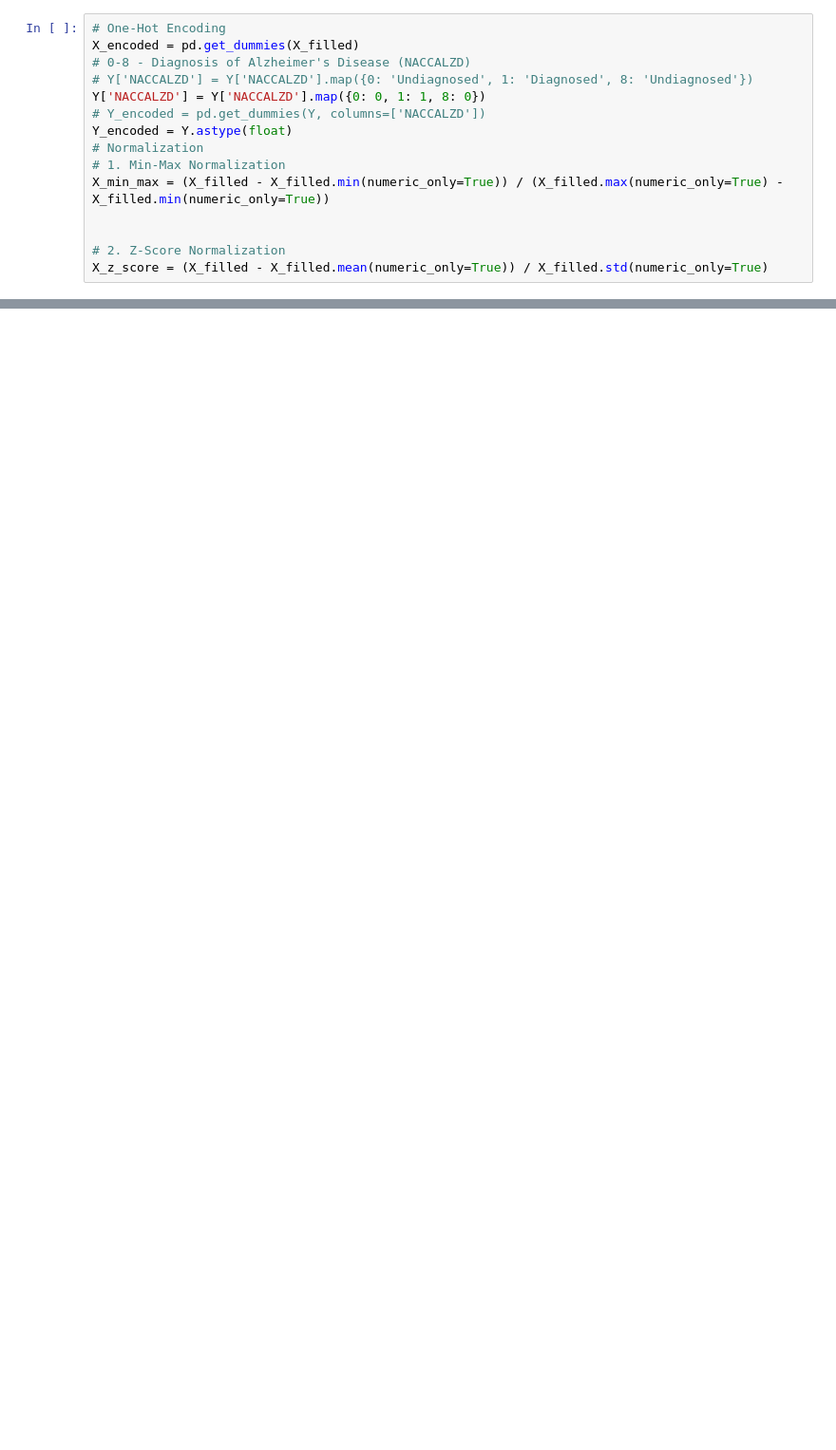
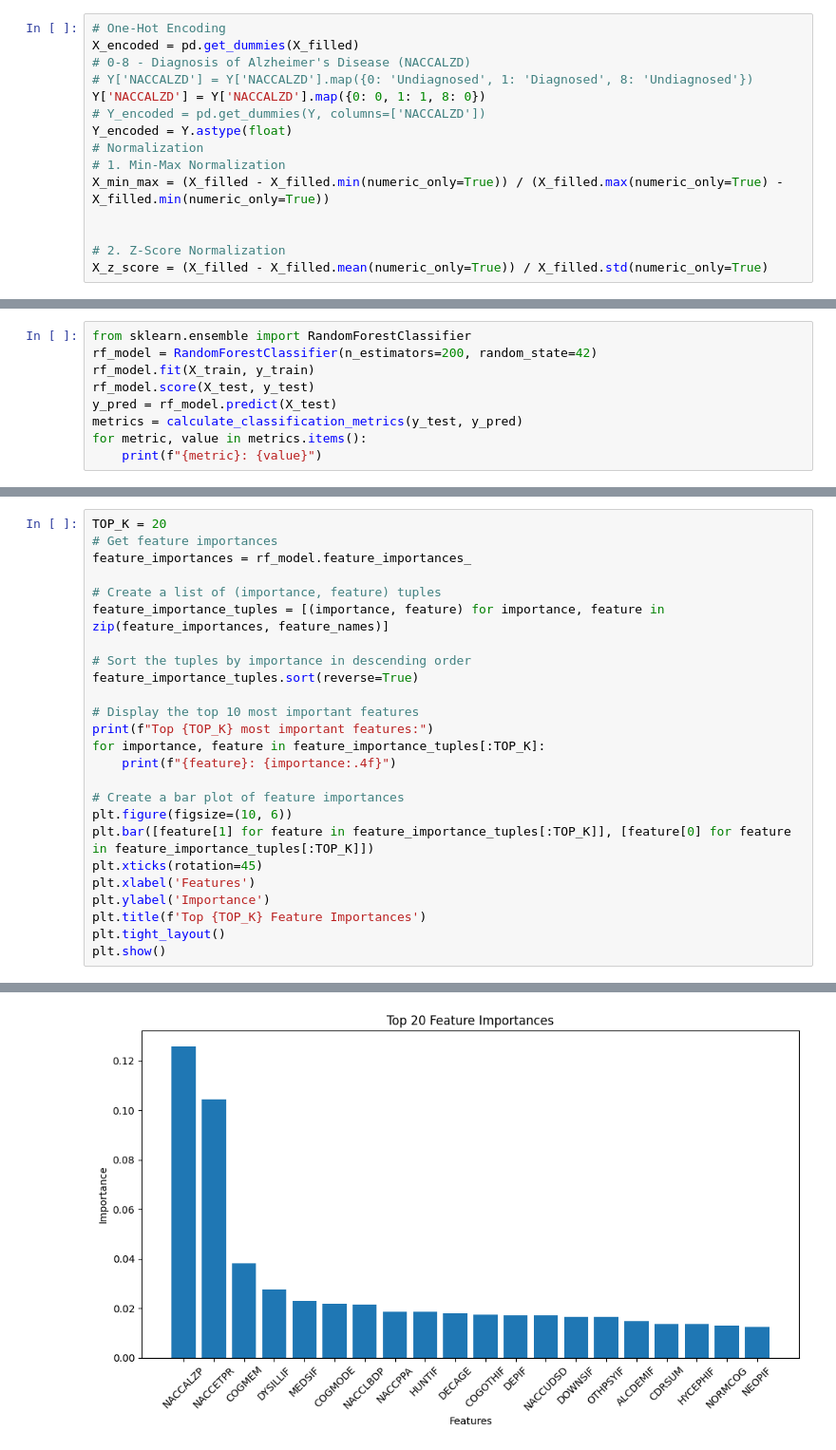
Before and after one commit to GT-111/AD, a Jupyter notebook: take_a_look.ipynb, the cells around one changed output, grey strips where cells are left out. Shown: that part at 95% size. Cells and saved outputs as stored; diff of their text form; blank space fills up the shorter version.

Commit message:
Add model comparison and subset train&evaluate

```diff
--- a/take_a_look.ipynb
+++ b/take_a_look.ipynb
@@ -195,0 +215,9 @@ print(classification_report(y_test, y_pred))
+# %%
+from sklearn.ensemble import RandomForestClassifier
+rf_model = RandomForestClassifier(n_estimators=200, random_state=42)
+rf_model.fit(X_train, y_train)
+rf_model.score(X_test, y_test)
+y_pred = rf_model.predict(X_test)
+metrics = calculate_classification_metrics(y_test, y_pred)
+for metric, value in metrics.items():
+    print(f"{metric}: {value}")
@@ -195,0 +234,26 @@ print(classification_report(y_test, y_pred))
+# %%
+TOP_K = 20
+# Get feature importances
+feature_importances = rf_model.feature_importances_
+
+# Create a list of (importance, feature) tuples
+feature_importance_tuples = [(importance, feature) for importance, feature in zip(feature_importances, feature_names)]
+
+# Sort the tuples by importance in descending order
+feature_importance_tuples.sort(reverse=True)
+
+# Display the top 10 most important features
+print(f"Top {TOP_K} most important features:")
+for importance, feature in feature_importance_tuples[:TOP_K]:
+    print(f"{feature}: {importance:.4f}")
+
+# Create a bar plot of feature importances
+plt.figure(figsize=(10, 6))
+plt.bar([feature[1] for feature in feature_importance_tuples[:TOP_K]], [feature[0] for feature in feature_importance_tuples[:TOP_K]])
+plt.xticks(rotation=45)
+plt.xlabel('Features')
+plt.ylabel('Importance')
+plt.title(f'Top {TOP_K} Feature Importances')
+plt.tight_layout()
+plt.show()
+# %% [output]
@@ -195,0 +277 @@ print(classification_report(y_test, y_pred))
+[figure, added]
```
Also changed, not shown: parts of 59 cells of this notebook, 11 other files.
